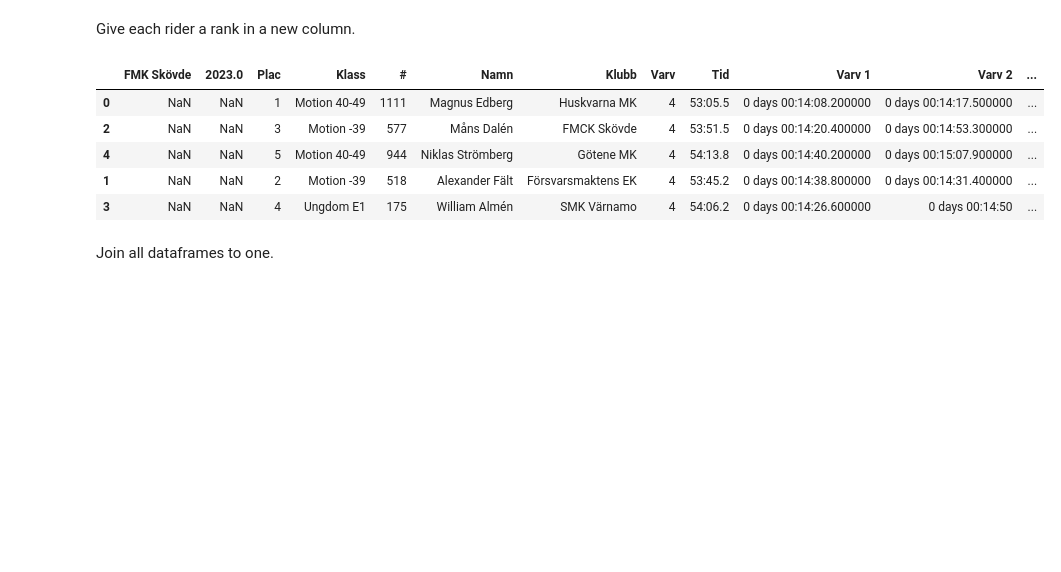
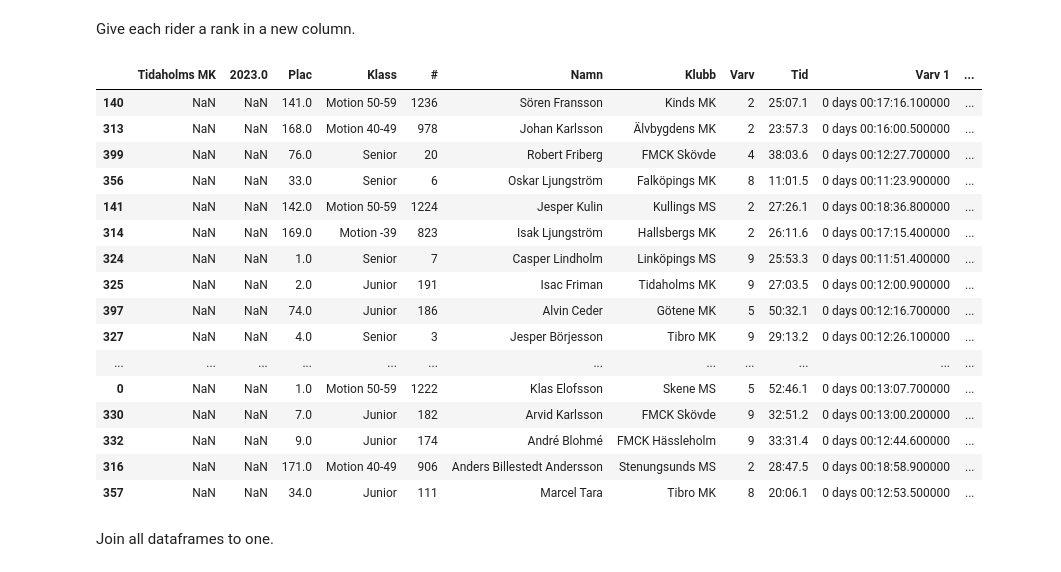
Before and after one commit to RobertAhlin/emx-seeder, a Jupyter notebook: 02 SortRiderAverageLapTimes.ipynb, the cells around one changed output. Drawn from its saved outputs; the diff is of its cells as text; code cells hidden in the pictures; blank space fills up the shorter version.

```diff
--- a/02 SortRiderAverageLapTimes.ipynb
+++ b/02 SortRiderAverageLapTimes.ipynb
@@ -211,15 +211,26 @@ Give each rider a rank in a new column.
 # %%
 for key, df in sorted_dataframes.items():
     df['Rank'] = range(1, len(df) + 1)
 
-sorted_dataframes['Dataframe_1'].head()
+sorted_dataframes['Dataframe_2'].head(20)
 # %% [output]
-|  | FMK Skövde | 2023.0 | Plac | Klass | # | Namn | Klubb | Varv | Tid | Varv 1 | Varv 2 | ... |
-| 0 | NaN | NaN | 1 | Motion 40-49 | 1111 | Magnus Edberg | Huskvarna MK | 4 | 53:05.5 | 0 days 00:14:08.200000 | 0 days 00:14:17.500000 | ... |
-| 2 | NaN | NaN | 3 | Motion -39 | 577 | Måns Dalén | FMCK Skövde | 4 | 53:51.5 | 0 days 00:14:20.400000 | 0 days 00:14:53.300000 | ... |
-| 4 | NaN | NaN | 5 | Motion 40-49 | 944 | Niklas Strömberg | Götene MK | 4 | 54:13.8 | 0 days 00:14:40.200000 | 0 days 00:15:07.900000 | ... |
-| 1 | NaN | NaN | 2 | Motion -39 | 518 | Alexander Fält | Försvarsmaktens EK | 4 | 53:45.2 | 0 days 00:14:38.800000 | 0 days 00:14:31.400000 | ... |
-| 3 | NaN | NaN | 4 | Ungdom E1 | 175 | William Almén | SMK Värnamo | 4 | 54:06.2 | 0 days 00:14:26.600000 | 0 days 00:14:50 | ... |
+|  | Tidaholms MK | 2023.0 | Plac | Klass | # | Namn | Klubb | Varv | Tid | Varv 1 | ... |
+| 140 | NaN | NaN | 141.0 | Motion 50-59 | 1236 | Sören Fransson | Kinds MK | 2 | 25:07.1 | 0 days 00:17:16.100000 | ... |
+| 313 | NaN | NaN | 168.0 | Motion 40-49 | 978 | Johan Karlsson | Älvbygdens MK | 2 | 23:57.3 | 0 days 00:16:00.500000 | ... |
+| 399 | NaN | NaN | 76.0 | Senior | 20 | Robert Friberg | FMCK Skövde | 4 | 38:03.6 | 0 days 00:12:27.700000 | ... |
+| 356 | NaN | NaN | 33.0 | Senior | 6 | Oskar Ljungström | Falköpings MK | 8 | 11:01.5 | 0 days 00:11:23.900000 | ... |
+| 141 | NaN | NaN | 142.0 | Motion 50-59 | 1224 | Jesper Kulin | Kullings MS | 2 | 27:26.1 | 0 days 00:18:36.800000 | ... |
+| 314 | NaN | NaN | 169.0 | Motion -39 | 823 | Isak Ljungström | Hallsbergs MK | 2 | 26:11.6 | 0 days 00:17:15.400000 | ... |
+| 324 | NaN | NaN | 1.0 | Senior | 7 | Casper Lindholm | Linköpings MS | 9 | 25:53.3 | 0 days 00:11:51.400000 | ... |
+| 325 | NaN | NaN | 2.0 | Junior | 191 | Isac Friman | Tidaholms MK | 9 | 27:03.5 | 0 days 00:12:00.900000 | ... |
+| 397 | NaN | NaN | 74.0 | Junior | 186 | Alvin Ceder | Götene MK | 5 | 50:32.1 | 0 days 00:12:16.700000 | ... |
+| 327 | NaN | NaN | 4.0 | Senior | 3 | Jesper Börjesson | Tibro MK | 9 | 29:13.2 | 0 days 00:12:26.100000 | ... |
+| ... | ... | ... | ... | ... | ... | ... | ... | ... | ... | ... | ... |
+| 0 | NaN | NaN | 1.0 | Motion 50-59 | 1222 | Klas Elofsson | Skene MS | 5 | 52:46.1 | 0 days 00:13:07.700000 | ... |
+| 330 | NaN | NaN | 7.0 | Junior | 182 | Arvid Karlsson | FMCK Skövde | 9 | 32:51.2 | 0 days 00:13:00.200000 | ... |
+| 332 | NaN | NaN | 9.0 | Junior | 174 | André Blohmé | FMCK Hässleholm | 9 | 33:31.4 | 0 days 00:12:44.600000 | ... |
+| 316 | NaN | NaN | 171.0 | Motion 40-49 | 906 | Anders Billestedt Andersson | Stenungsunds MS | 2 | 28:47.5 | 0 days 00:18:58.900000 | ... |
+| 357 | NaN | NaN | 34.0 | Junior | 111 | Marcel Tara | Tibro MK | 8 | 20:06.1 | 0 days 00:12:53.500000 | ... |
 # %% [markdown]
 Join all dataframes to one.
 # %%
```
Also changed, not shown: parts of 5 cells of this notebook, 3 other files.
